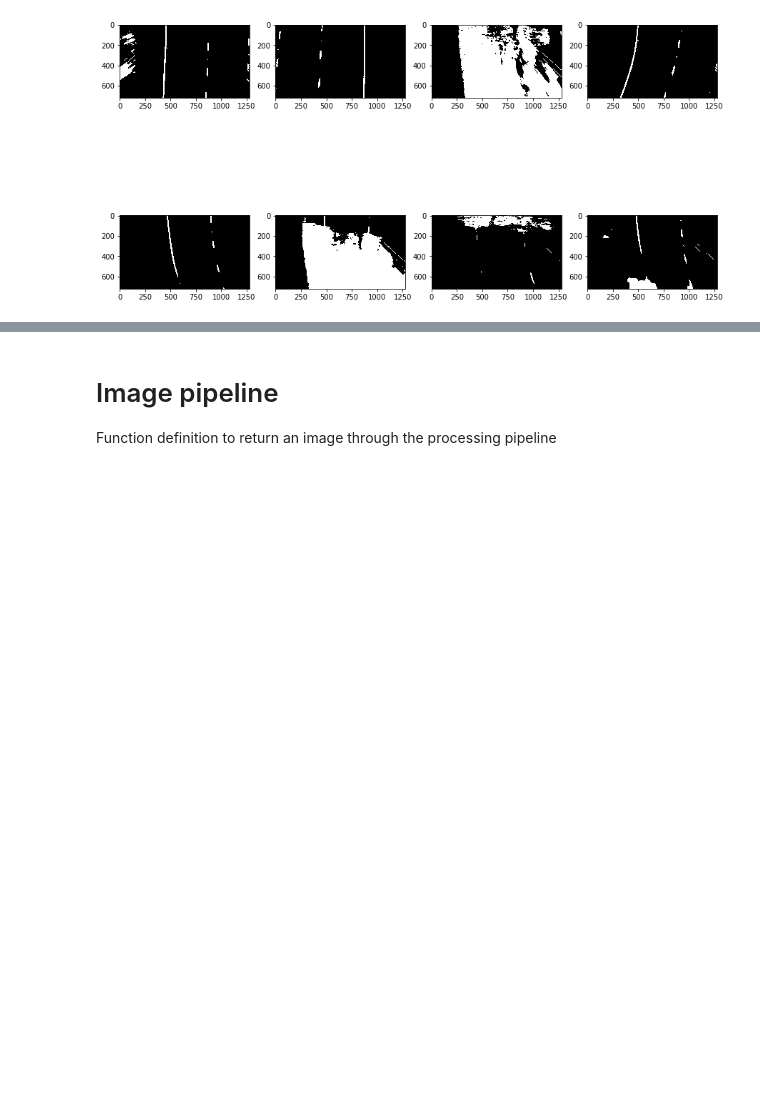
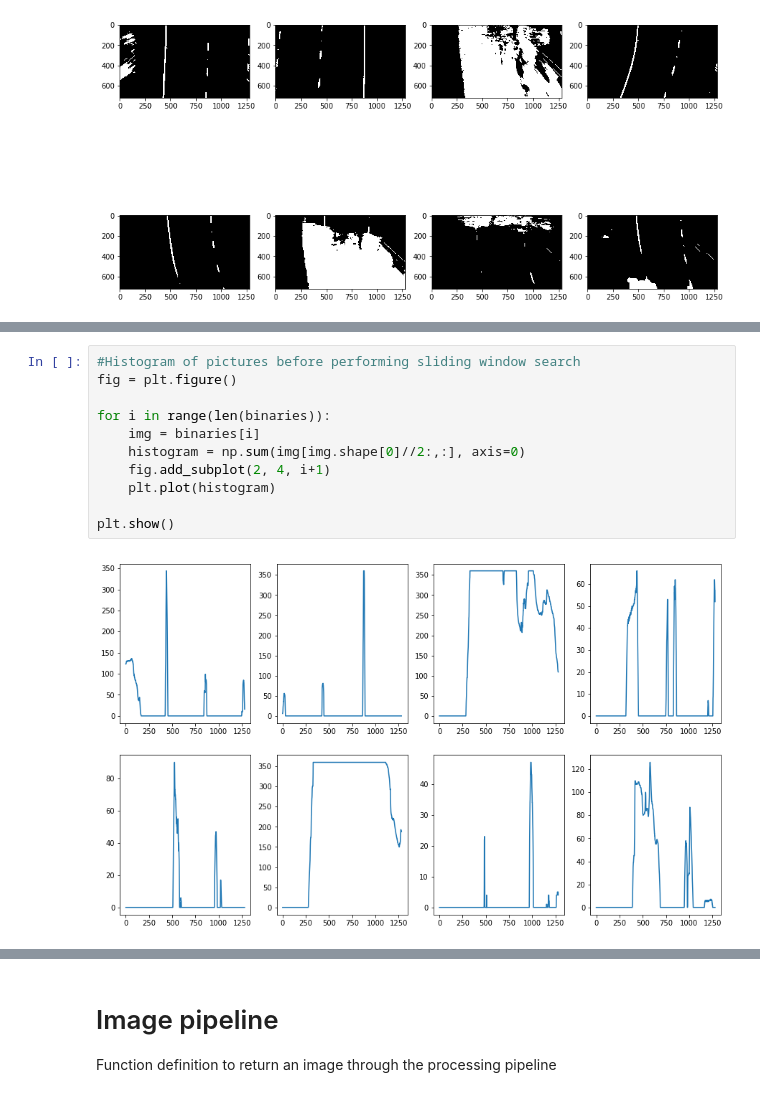
Before and after one commit to lhyleonghuiyu/CarND-Advanced-Lane-Lines, a Jupyter notebook: Project.ipynb, the cells around one changed output, grey strips where cells are left out. Cells and saved outputs as stored; diff of their text form; blank space fills up the shorter version.

Commit message:
Completed lane finding and sliding window search

```diff
--- a/Project.ipynb
+++ b/Project.ipynb
@@ -206,0 +265,13 @@ for i in range(len(test_images)):
+# %%
+#Histogram of pictures before performing sliding window search
+fig = plt.figure()
+
+for i in range(len(binaries)):
+    img = binaries[i]
+    histogram = np.sum(img[img.shape[0]//2:,:], axis=0)
+    fig.add_subplot(2, 4, i+1)
+    plt.plot(histogram)
+
+plt.show()
+# %% [output]
+[figure, added]
```
Also changed, not shown: parts of 10 cells of this notebook.
